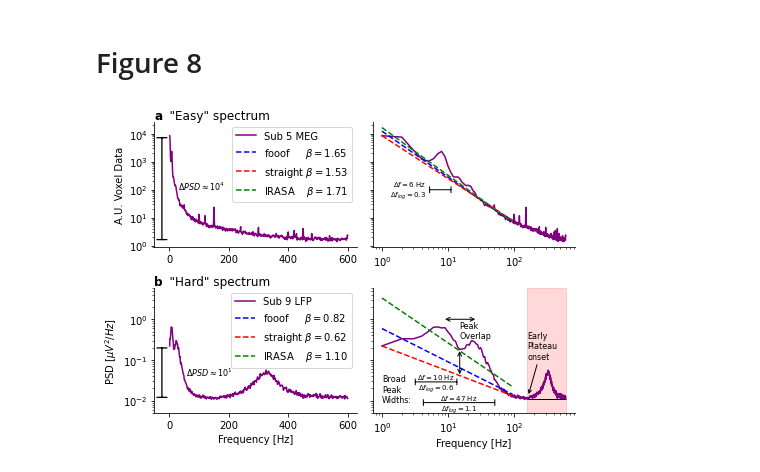
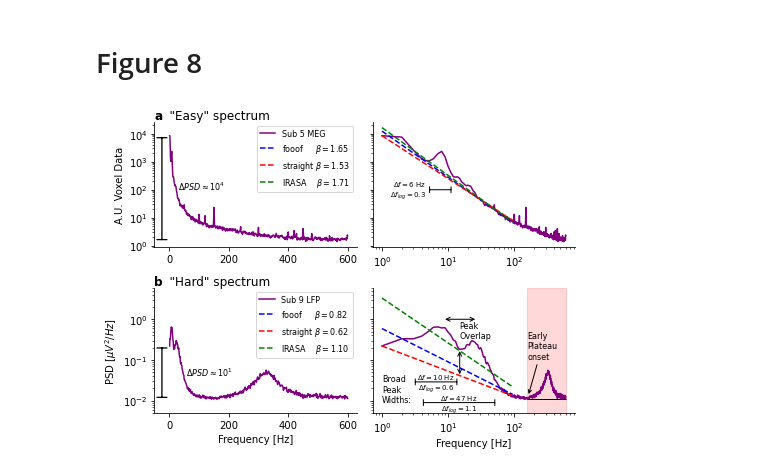
Before and after one commit to moritz-gerster/separating_periodic_from_aperiodic_PSDs, a Jupyter notebook: Fig8.ipynb, the cells around one changed output. Saved outputs shown, nothing was run; the diff lists cells and outputs as text; code cells hidden in the pictures.

```diff
--- a/Fig8.ipynb
+++ b/Fig8.ipynb
@@ -224,9 +224,9 @@ for axes in ax.flatten():
 
 # Legend
 handles, labels = ax[0, 1].get_legend_handles_labels()
-ax[0, 0].legend(handles, labels)
+ax[0, 0].legend(handles, labels, fontsize=legend_fontsize, handlelength=1.9)
 handles, labels = ax[1, 1].get_legend_handles_labels()
-ax[1, 0].legend(handles, labels)
+ax[1, 0].legend(handles, labels, fontsize=legend_fontsize, handlelength=1.9)
 
 # Add Plateau rectangle
 ylim_b = (5e-3, 6)
@@ -291,31 +291,31 @@ ax[0, 0].annotate(text="",
                                   lw=1.3),
                   ha="center")
 ax[0, 0].text(s=rf"$\Delta PSD\approx 10^{{{ord_magn5}}}$", x=30,
               y=np.sqrt(PSD_sub5[0]*PSD_sub5[-1]), va="center", fontsize=8)
 
 diff9 = PSD_sub9[0] / PSD_sub9.min()
 ord_magn9 = int(np.round(np.log10(diff9)))
 x_line = -25
 ax[1, 0].annotate(text="",
                   xy=(x_line, PSD_sub9[0]),
                   xytext=(x_line, PSD_sub9.min()),
                   arrowprops=dict(arrowstyle="|-|,widthA=.5,widthB=.5",
                                   lw=1.3), ha="center")
 ax[1, 0].text(s=rf"$\Delta PSD\approx 10^{{{ord_magn9}}}$", x=55,
               y=np.sqrt(PSD_sub9[0]*PSD_sub9[-1]), va="center", fontsize=8)
 
 xlim5 = ax[0, 0].get_xlim()
 xlim9 = ax[1, 0].get_xlim()
 ax[0, 0].set(xlabel=None, ylabel="A.U. Voxel Data", xlim=(-50, xlim5[1]))
 ax[1, 0].set(xlabel=None, ylabel=None, xlim=(-50, xlim9[1]))
 ax[1, 0].set(xlabel="Frequency [Hz]", ylabel=r"PSD [$\mu$$V^2/Hz$]")
 ax[1, 1].set(xlabel="Frequency [Hz]", ylabel=None, ylim=ylim_b)
 ax[0, 0].text(s="a", **panel_labels, transform=ax[0, 0].transAxes)
 ax[1, 0].text(s="b", **panel_labels, transform=ax[1, 0].transAxes)
 
 plt.tight_layout()
 plt.savefig(fig_path + "Fig8.pdf", bbox_inches="tight")
 plt.savefig(fig_path + "Fig8.png", dpi=1000, bbox_inches="tight")
 plt.show()
 # %% [output]
-[figure, old version]
+[figure, new version]
```
Also changed, not shown: 8 other files.
